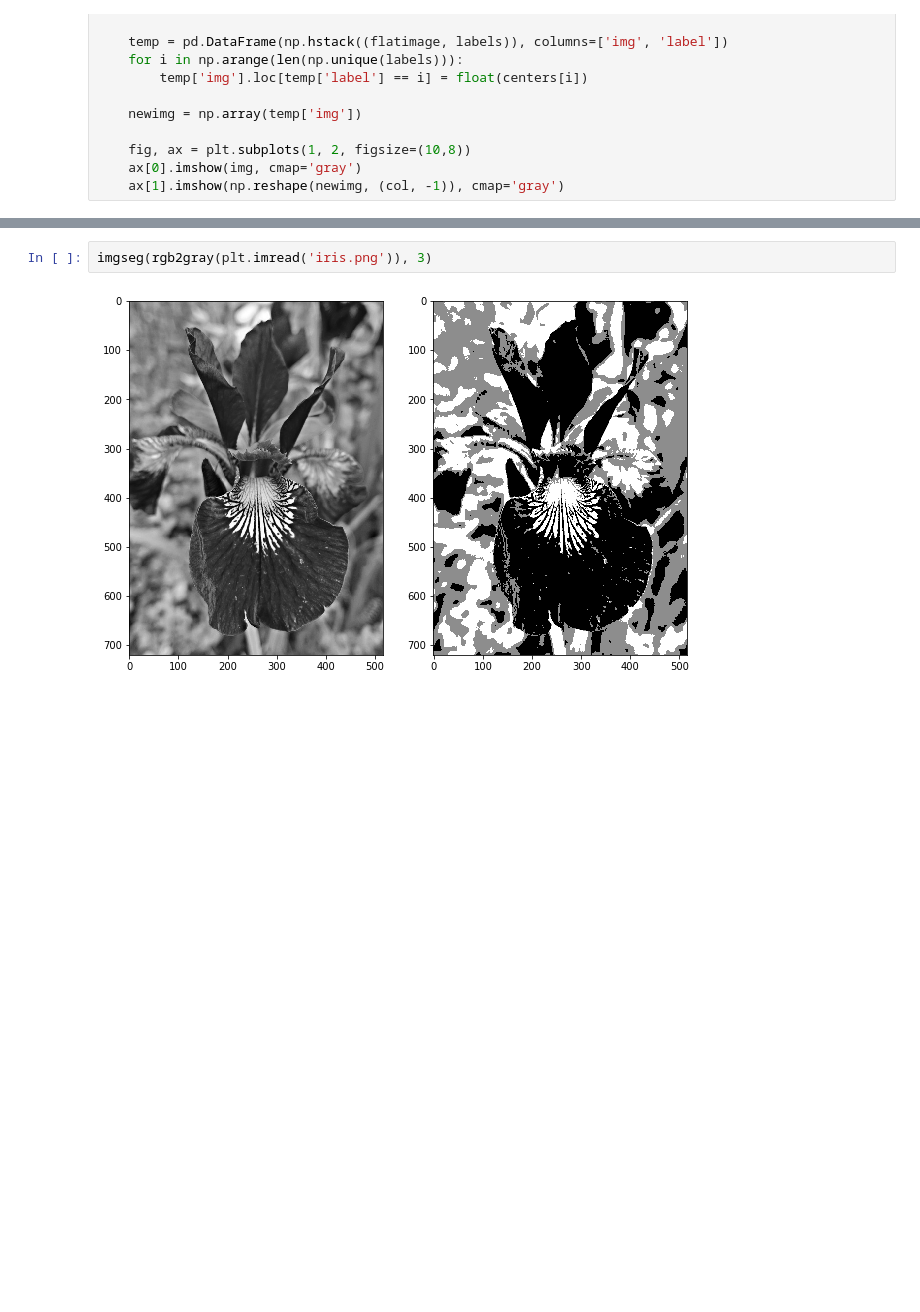
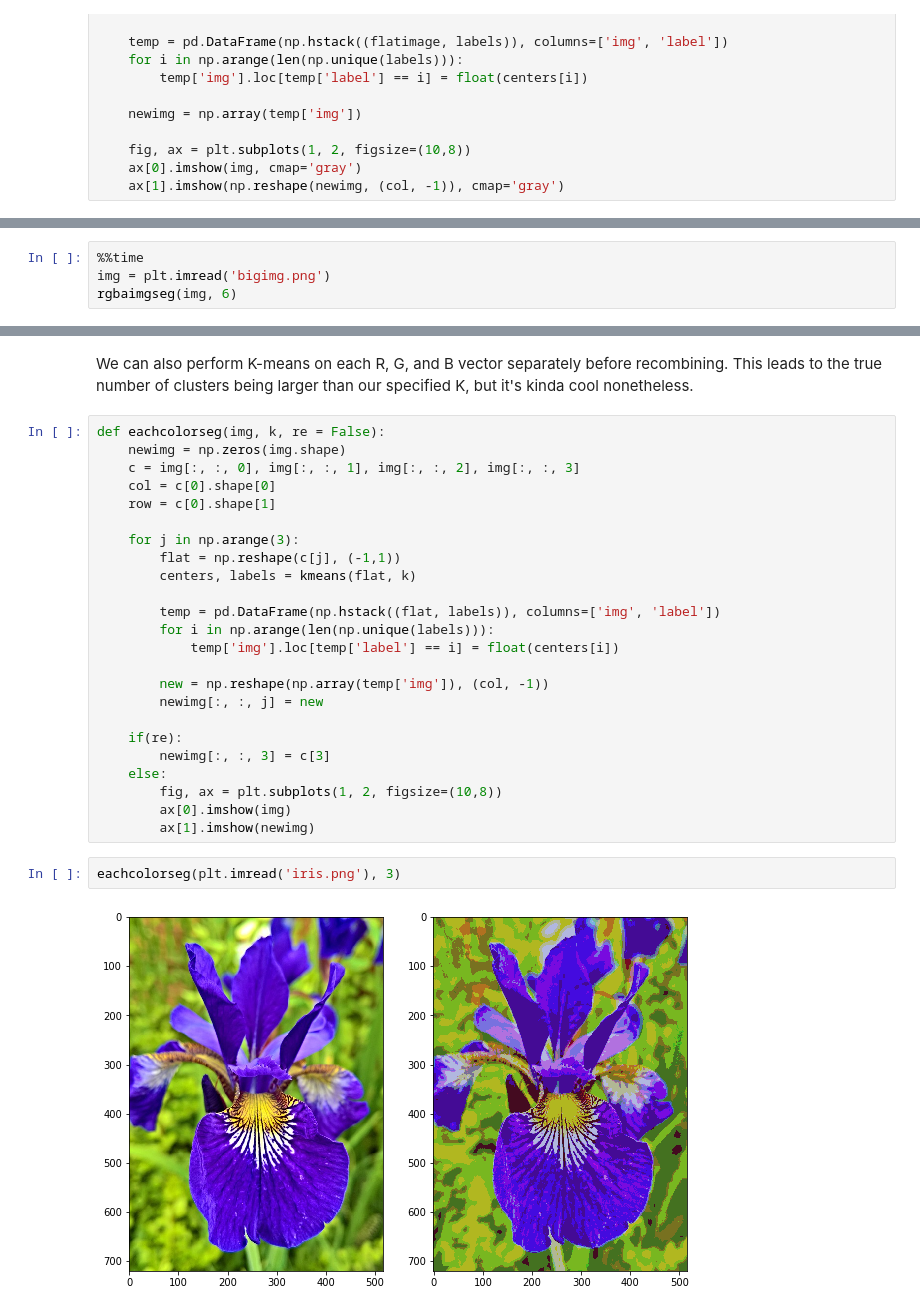
Before and after one commit to chaue/KMeans, a Jupyter notebook: KMeansImage.ipynb, the cells around one changed output, grey strips where cells are left out. Cells and saved outputs as stored; diff of their text form; blank space fills up the shorter version.

```diff
--- a/KMeansImage.ipynb
+++ b/KMeansImage.ipynb
@@ -90,0 +166,4 @@ def imgseg(img, k):
+# %%
+%%time
+img = plt.imread('bigimg.png')
+rgbaimgseg(img, 6)
@@ -91,5 +173,32 @@ def imgseg(img, k):
+# %% [markdown]
+We can also perform K-means on each R, G, and B vector separately before recombining. This leads to the true number of clusters
+being larger than our specified K, but it's kinda cool nonetheless.
+# %%
+def eachcolorseg(img, k, re = False):
+    newimg = np.zeros(img.shape)
+    c = img[:, :, 0], img[:, :, 1], img[:, :, 2], img[:, :, 3]
+    col = c[0].shape[0]
+    row = c[0].shape[1]
+
+    for j in np.arange(3):
+        flat = np.reshape(c[j], (-1,1))
+        centers, labels = kmeans(flat, k)
+
+        temp = pd.DataFrame(np.hstack((flat, labels)), columns=['img', 'label'])
+        for i in np.arange(len(np.unique(labels))):
+            temp['img'].loc[temp['label'] == i] = float(centers[i])
+
+        new = np.reshape(np.array(temp['img']), (col, -1))
+        newimg[:, :, j] = new
+
+    if(re):
+        newimg[:, :, 3] = c[3]
+    else:
+        fig, ax = plt.subplots(1, 2, figsize=(10,8))
+        ax[0].imshow(img)
+        ax[1].imshow(newimg)
 # %%
-imgseg(rgb2gray(plt.imread('iris.png')), 3)
+eachcolorseg(plt.imread('iris.png'), 3)
 # %% [output]
-[figure, old version]
+[figure, new version]
 # %%
```
Also changed, not shown: parts of 18 cells of this notebook.
